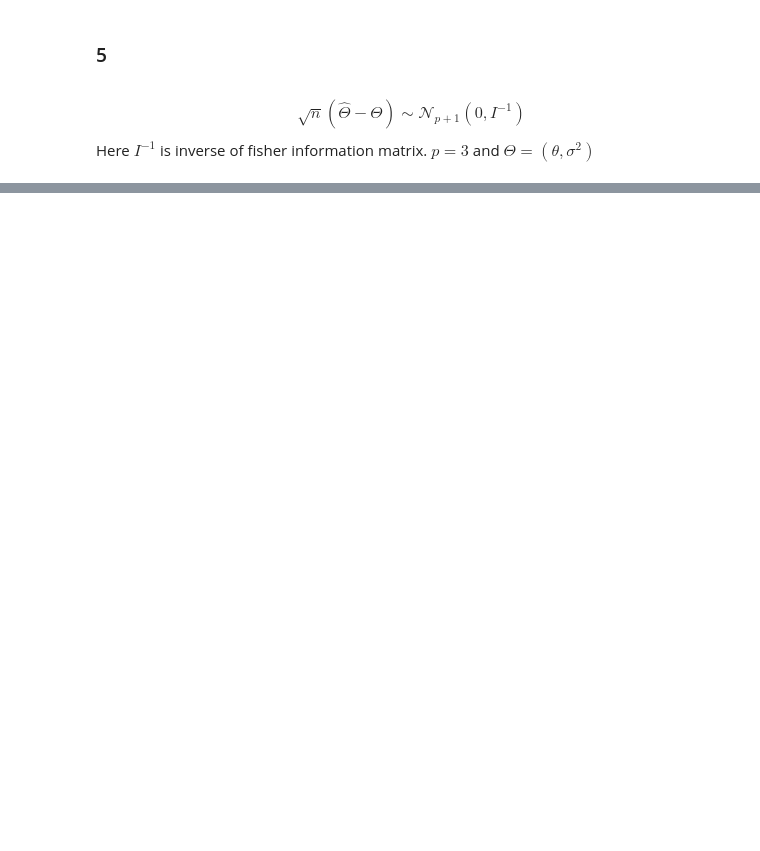
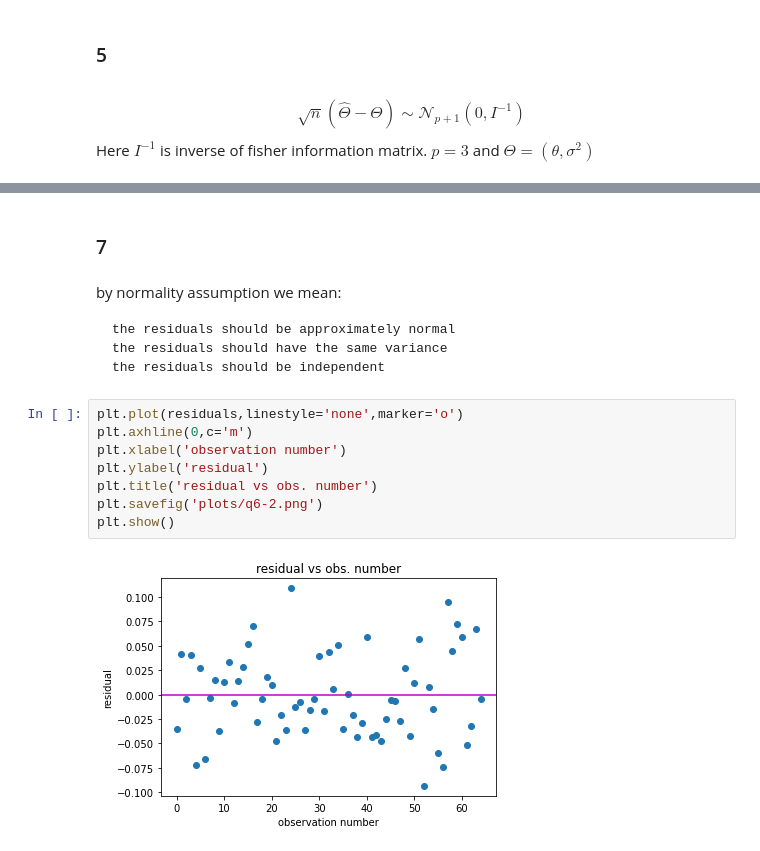
Before and after one commit to sunil-dhaka/non-linear-regression-course-files, a Jupyter notebook: regression_analysis.ipynb, the cells around one changed output, grey strips where cells are left out. Saved outputs shown, nothing was run; the diff lists cells and outputs as text; blank space fills up the shorter version.

```diff
--- a/regression_analysis.ipynb
+++ b/regression_analysis.ipynb
@@ -124,0 +252,18 @@ Here $I^{-1}$ is inverse of fisher information matrix. $p=3$ and $\Theta=(\theta
+# %% [markdown]
+### 7
+# %% [markdown]
+by normality assumption we mean:
+
+    the residuals should be approximately normal
+    the residuals should have the same variance
+    the residuals should be independent
+# %%
+plt.plot(residuals,linestyle='none',marker='o')
+plt.axhline(0,c='m')
+plt.xlabel('observation number')
+plt.ylabel('residual')
+plt.title('residual vs obs. number')
+plt.savefig('plots/q6-2.png')
+plt.show()
+# %% [output]
+[figure, added]
```
Also changed, not shown: parts of 45 cells of this notebook, 2 other files.
